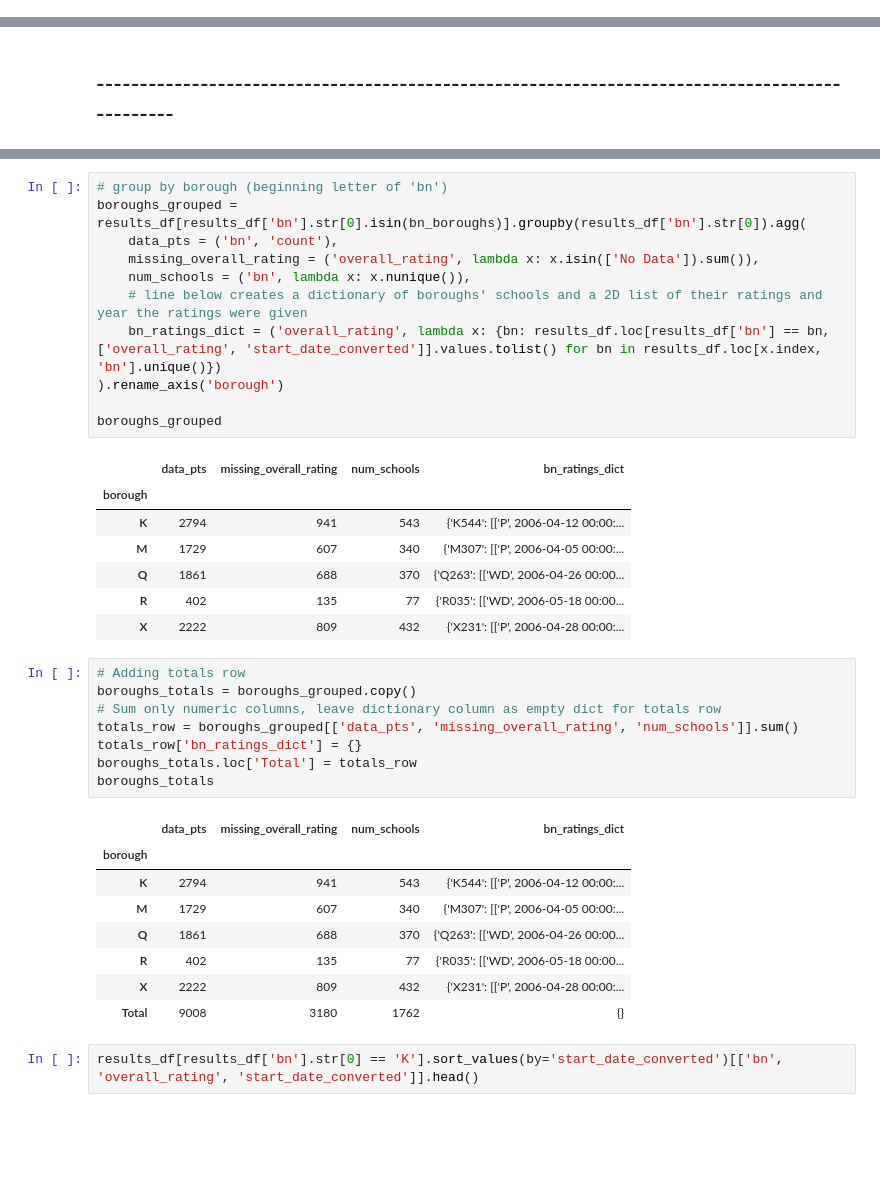
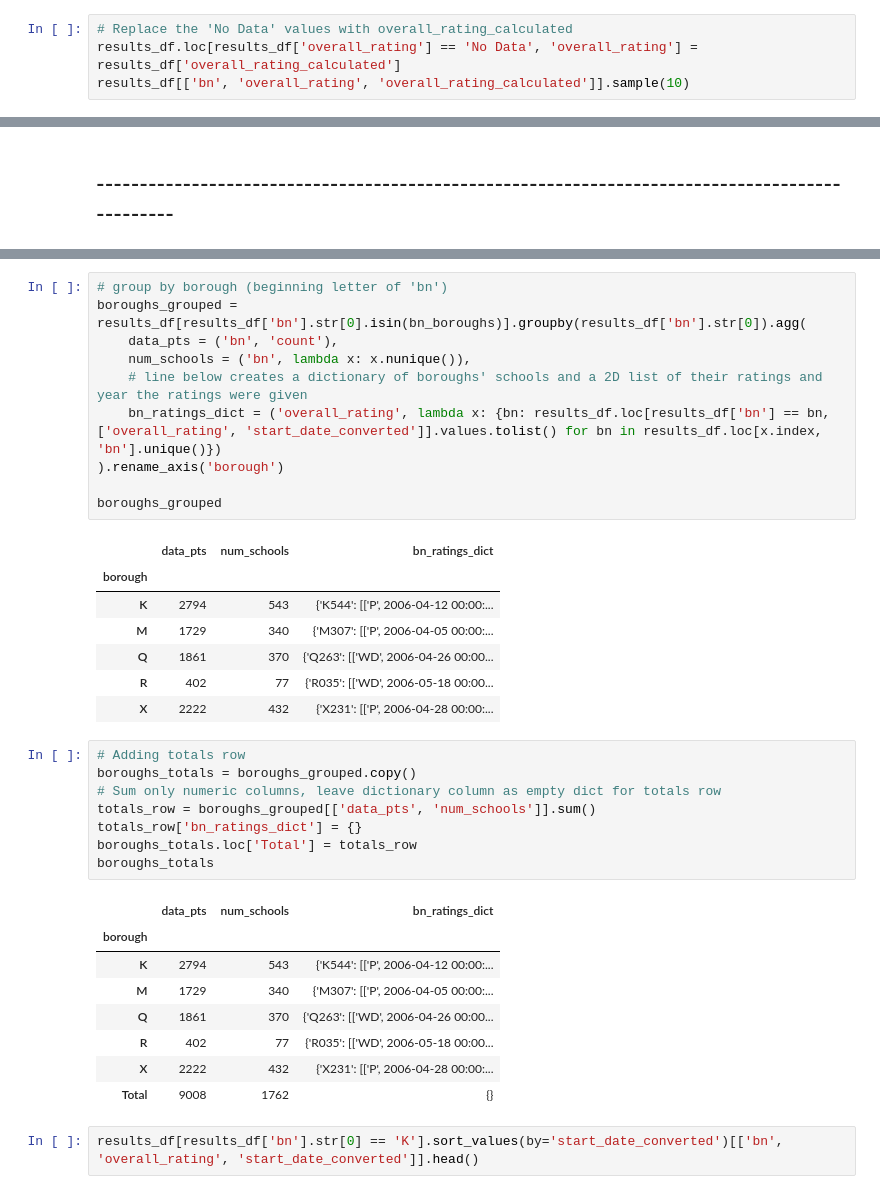
Before and after one commit to tali0n-git/NYC_Public_Schools_Analysis, a Jupyter notebook: School_Data_Analysis_Notebooks/QualityReviewRatings_2005-2020_EDA.ipynb, the cells around one changed output, grey strips where cells are left out. Saved outputs shown, nothing was run; the diff lists cells and outputs as text; blank space fills up the shorter version.

```diff
--- a/School_Data_Analysis_Notebooks/QualityReviewRatings_2005-2020_EDA.ipynb
+++ b/School_Data_Analysis_Notebooks/QualityReviewRatings_2005-2020_EDA.ipynb
@@ -197,0 +275,4 @@ results_df.loc[results_df['bn'].str[0] == 'k', 'bn'] = results_df.loc[results_df
+# %%
+# Replace the 'No Data' values with overall_rating_calculated
+results_df.loc[results_df['overall_rating'] == 'No Data', 'overall_rating'] = results_df['overall_rating_calculated']
+results_df[['bn', 'overall_rating', 'overall_rating_calculated']].sample(10)
@@ -260,7 +352,6 @@ Index(['bn', 'school_year', 'start_date', 'overall_rating', 'indicator_1_1',
 # group by borough (beginning letter of 'bn')
 boroughs_grouped = results_df[results_df['bn'].str[0].isin(bn_boroughs)].groupby(results_df['bn'].str[0]).agg(
     data_pts = ('bn', 'count'),
-    missing_overall_rating = ('overall_rating', lambda x: x.isin(['No Data']).sum()),
     num_schools = ('bn', lambda x: x.nunique()),
     # line below creates a dictionary of boroughs' schools and a 2D list of their ratings and year the ratings were given
     bn_ratings_dict = ('overall_rating', lambda x: {bn: results_df.loc[results_df['bn'] == bn, ['overall_rating', 'start_date_converted']].values.tolist() for bn in results_df.loc[x.index, 'bn'].unique()})
@@ -268,30 +359,30 @@ boroughs_grouped = results_df[results_df['bn'].str[0].isin(bn_boroughs)].groupby
 
 boroughs_grouped
 # %% [output]
-|  | data_pts | missing_overall_rating | num_schools | bn_ratings_dict |
-| borough |  |  |  |  |
-| K | 2794 | 941 | 543 | {'K544': [['P', 2006-04-12 00:00:... |
-| M | 1729 | 607 | 340 | {'M307': [['P', 2006-04-05 00:00:... |
-| Q | 1861 | 688 | 370 | {'Q263': [['WD', 2006-04-26 00:00... |
-| R | 402 | 135 | 77 | {'R035': [['WD', 2006-05-18 00:00... |
-| X | 2222 | 809 | 432 | {'X231': [['P', 2006-04-28 00:00:... |
+|  | data_pts | num_schools | bn_ratings_dict |
+| borough |  |  |  |
+| K | 2794 | 543 | {'K544': [['P', 2006-04-12 00:00:... |
+| M | 1729 | 340 | {'M307': [['P', 2006-04-05 00:00:... |
+| Q | 1861 | 370 | {'Q263': [['WD', 2006-04-26 00:00... |
+| R | 402 | 77 | {'R035': [['WD', 2006-05-18 00:00... |
+| X | 2222 | 432 | {'X231': [['P', 2006-04-28 00:00:... |
 # %%
 # Adding totals row
 boroughs_totals = boroughs_grouped.copy()
 # Sum only numeric columns, leave dictionary column as empty dict for totals row
-totals_row = boroughs_grouped[['data_pts', 'missing_overall_rating', 'num_schools']].sum()
+totals_row = boroughs_grouped[['data_pts', 'num_schools']].sum()
 totals_row['bn_ratings_dict'] = {}
 boroughs_totals.loc['Total'] = totals_row
 boroughs_totals
 # %% [output]
-|  | data_pts | missing_overall_rating | num_schools | bn_ratings_dict |
-| borough |  |  |  |  |
-| K | 2794 | 941 | 543 | {'K544': [['P', 2006-04-12 00:00:... |
-| M | 1729 | 607 | 340 | {'M307': [['P', 2006-04-05 00:00:... |
-| Q | 1861 | 688 | 370 | {'Q263': [['WD', 2006-04-26 00:00... |
-| R | 402 | 135 | 77 | {'R035': [['WD', 2006-05-18 00:00... |
-| X | 2222 | 809 | 432 | {'X231': [['P', 2006-04-28 00:00:... |
-| Total | 9008 | 3180 | 1762 | {} |
+|  | data_pts | num_schools | bn_ratings_dict |
+| borough |  |  |  |
+| K | 2794 | 543 | {'K544': [['P', 2006-04-12 00:00:... |
+| M | 1729 | 340 | {'M307': [['P', 2006-04-05 00:00:... |
+| Q | 1861 | 370 | {'Q263': [['WD', 2006-04-26 00:00... |
+| R | 402 | 77 | {'R035': [['WD', 2006-05-18 00:00... |
+| X | 2222 | 432 | {'X231': [['P', 2006-04-28 00:00:... |
+| Total | 9008 | 1762 | {} |
 # %%
 results_df[results_df['bn'].str[0] == 'K'].sort_values(by='start_date_converted')[['bn', 'overall_rating', 'start_date_converted']].head()
 # %% [output]
```
Also changed, not shown: parts of 19 cells of this notebook.
